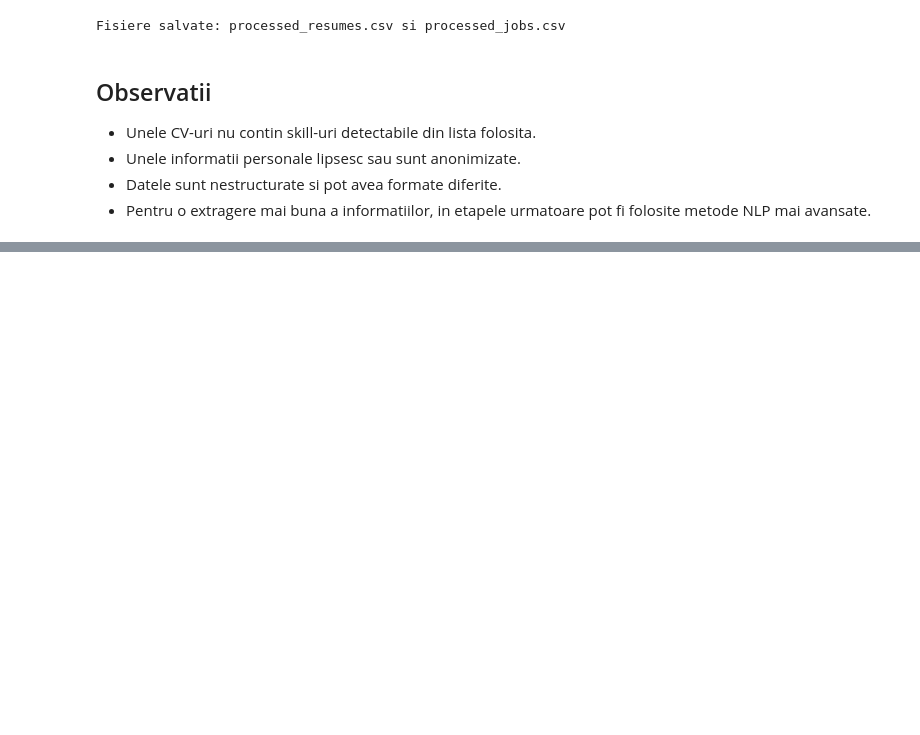
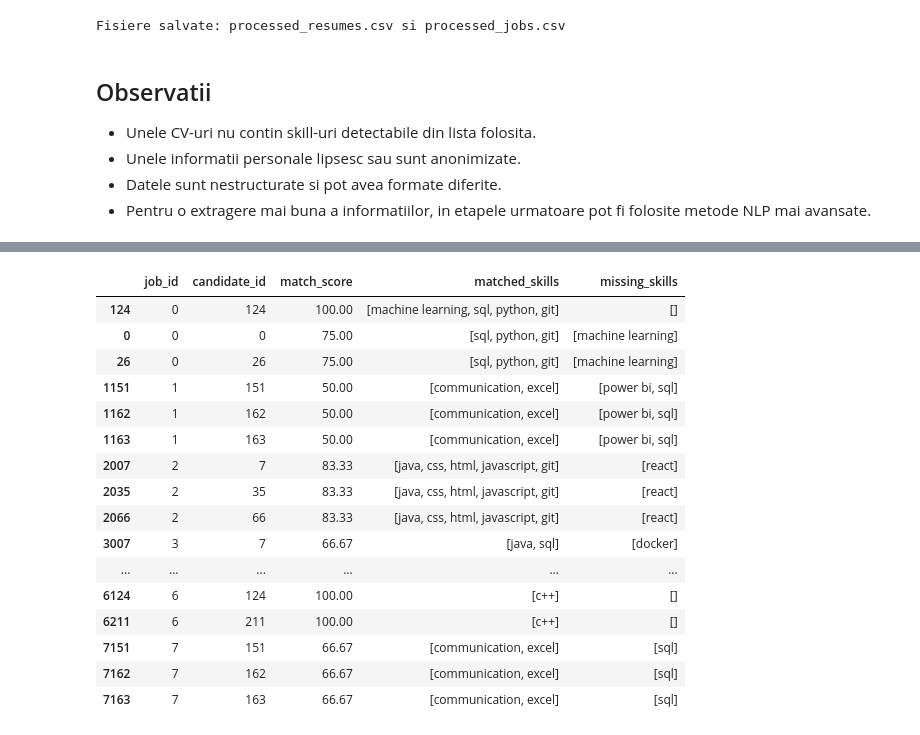
Before and after one commit to victor-moga30/cv-parsing-hr-assistant, a Jupyter notebook: victor.ipynb, the cells around one changed output, grey strips where cells are left out. Drawn from its saved outputs; the diff is of its cells as text; code cells hidden in the pictures; blank space fills up the shorter version.

```diff
--- a/victor.ipynb
+++ b/victor.ipynb
@@ -215,0 +337,26 @@ Fisiere salvate: processed_resumes.csv si processed_jobs.csv
+# %%
+matching_results = []
+
+for job_index, job_row in jobs_df.iterrows():
+    job_skills = job_row["required_skills"]
+
+    for cv_index, cv_row in resumes_df.iterrows():
+        cv_skills = cv_row["skills_found"]
+
+        score, matched = compute_match_score(cv_skills, job_skills)
+
+        # calculam missing separat
+        missing = list(set(job_skills) - set(cv_skills))
+
+        matching_results.append({
+            "job_id": job_index,
+            "candidate_id": cv_index,
+            "job_description": job_row["job_description"],
+            "match_score": score,
+            "matched_skills": matched,
+            "missing_skills": missing
+        })
+
+matching_df = pd.DataFrame(matching_results)
+
+matching_df.head()
@@ -215,0 +370,31 @@ Fisiere salvate: processed_resumes.csv si processed_jobs.csv
+# %%
+top_candidates = matching_df.sort_values(
+    by=["job_id", "match_score"],
+    ascending=[True, False]
+).groupby("job_id").head(3)
+
+top_candidates[[
+    "job_id",
+    "candidate_id",
+    "match_score",
+    "matched_skills",
+    "missing_skills"
+]]
+# %% [output]
+|  | job_id | candidate_id | match_score | matched_skills | missing_skills |
+| 124 | 0 | 124 | 100.00 | [machine learning, sql, python, git] | [] |
+| 0 | 0 | 0 | 75.00 | [sql, python, git] | [machine learning] |
+| 26 | 0 | 26 | 75.00 | [sql, python, git] | [machine learning] |
+| 1151 | 1 | 151 | 50.00 | [communication, excel] | [power bi, sql] |
+| 1162 | 1 | 162 | 50.00 | [communication, excel] | [power bi, sql] |
+| 1163 | 1 | 163 | 50.00 | [communication, excel] | [power bi, sql] |
+| 2007 | 2 | 7 | 83.33 | [java, css, html, javascript, git] | [react] |
+| 2035 | 2 | 35 | 83.33 | [java, css, html, javascript, git] | [react] |
+| 2066 | 2 | 66 | 83.33 | [java, css, html, javascript, git] | [react] |
+| 3007 | 3 | 7 | 66.67 | [java, sql] | [docker] |
+| ... | ... | ... | ... | ... | ... |
+| 6124 | 6 | 124 | 100.00 | [c++] | [] |
+| 6211 | 6 | 211 | 100.00 | [c++] | [] |
+| 7151 | 7 | 151 | 66.67 | [communication, excel] | [sql] |
+| 7162 | 7 | 162 | 66.67 | [communication, excel] | [sql] |
+| 7163 | 7 | 163 | 66.67 | [communication, excel] | [sql] |
```
Also changed, not shown: parts of 11 cells of this notebook, 1 other file.
